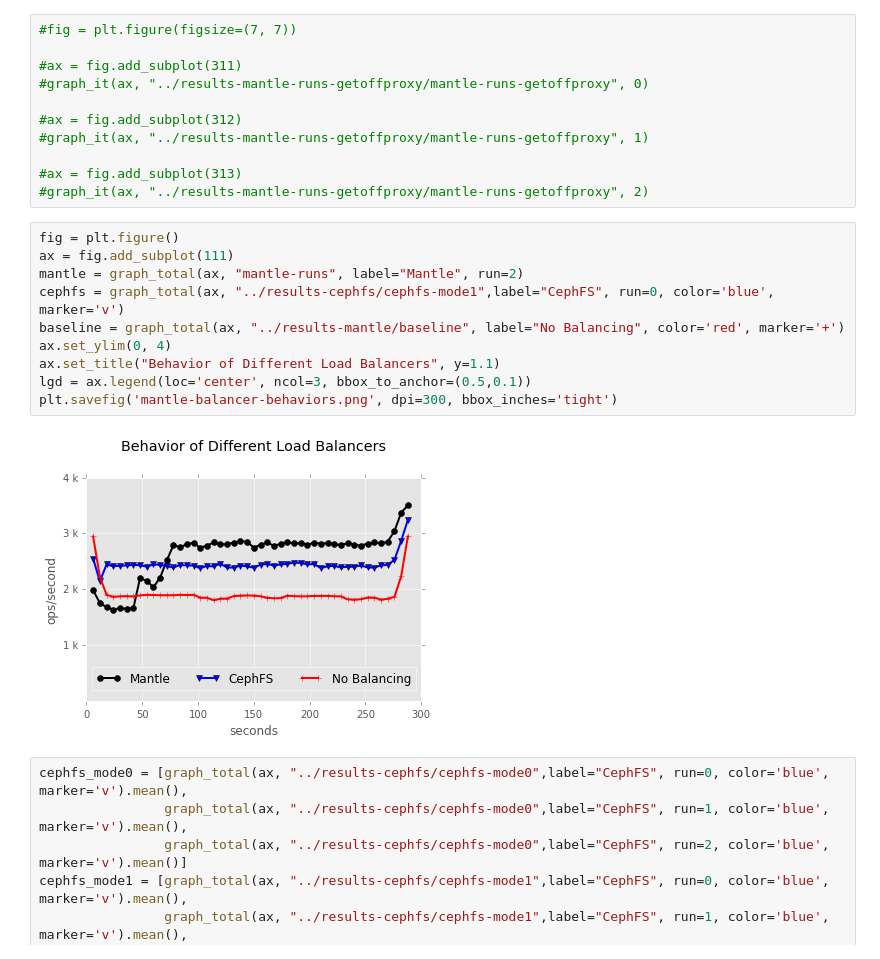
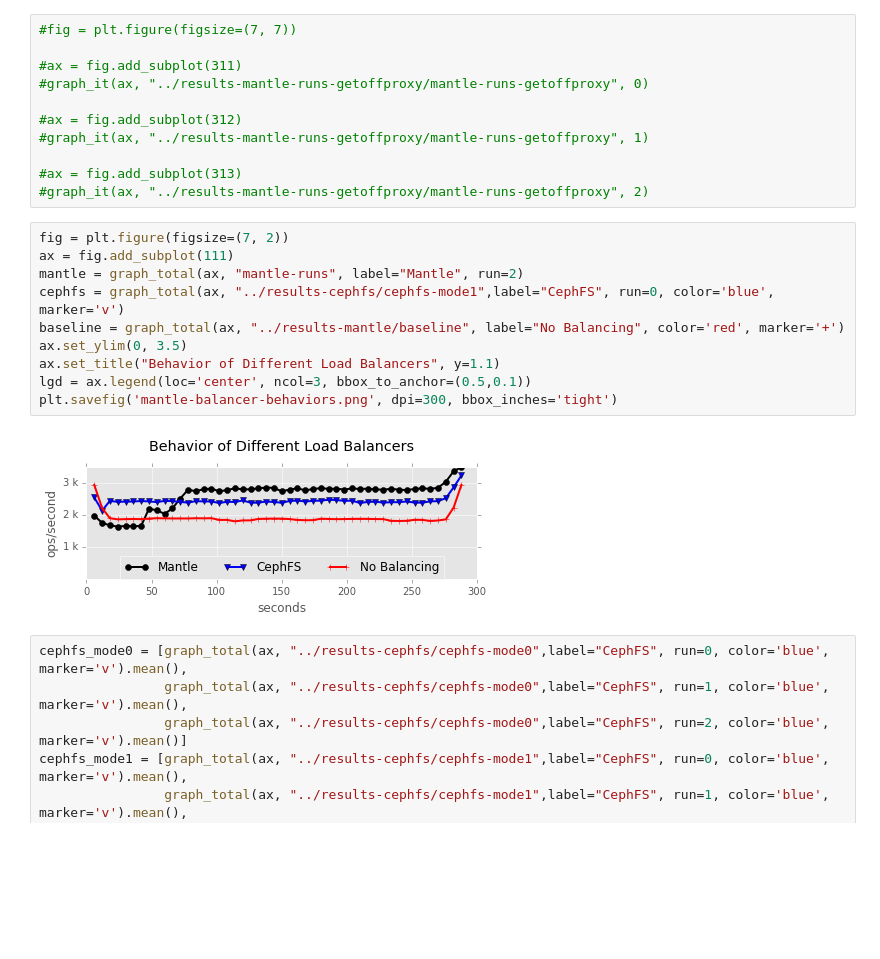
Before and after one commit to michaelsevilla/malacology-popper, a Jupyter notebook: experiments/mds-zlog-seq-migrate-redux-3client/results-mantle-runs/visualize.ipynb, the cells around one changed output. Cells and saved outputs as stored; diff of their text form; blank space fills up the shorter version.

Commit message:
paper: reduce captions and cut figures in half
Signed-off-by: Michael Sevilla <mikesevilla3@gmail.com>

```diff
--- a/experiments/mds-zlog-seq-migrate-redux-3client/results-mantle-runs/visualize.ipynb
+++ b/experiments/mds-zlog-seq-migrate-redux-3client/results-mantle-runs/visualize.ipynb
@@ -114,17 +114,17 @@ graph_it(ax, "../results-mantle-runs-getoffproxy/mantle-runs-getoffproxy", 2)
 #ax = fig.add_subplot(313)
 #graph_it(ax, "../results-mantle-runs-getoffproxy/mantle-runs-getoffproxy", 2)
 # %%
-fig = plt.figure()
+fig = plt.figure(figsize=(7, 2))
 ax = fig.add_subplot(111)
 mantle = graph_total(ax, "mantle-runs", label="Mantle", run=2)
 cephfs = graph_total(ax, "../results-cephfs/cephfs-mode1",label="CephFS", run=0, color='blue', marker='v')
 baseline = graph_total(ax, "../results-mantle/baseline", label="No Balancing", color='red', marker='+')
-ax.set_ylim(0, 4)
+ax.set_ylim(0, 3.5)
 ax.set_title("Behavior of Different Load Balancers", y=1.1)
 lgd = ax.legend(loc='center', ncol=3, bbox_to_anchor=(0.5,0.1))
 plt.savefig('mantle-balancer-behaviors.png', dpi=300, bbox_inches='tight')
 # %% [output]
-[figure, old version]
+[figure, new version]
 # %%
 cephfs_mode0 = [graph_total(ax, "../results-cephfs/cephfs-mode0",label="CephFS", run=0, color='blue', marker='v').mean(),
                 graph_total(ax, "../results-cephfs/cephfs-mode0",label="CephFS", run=1, color='blue', marker='v').mean(),
```
Also changed, not shown: parts of 1 cell of this notebook, 17 other files.
